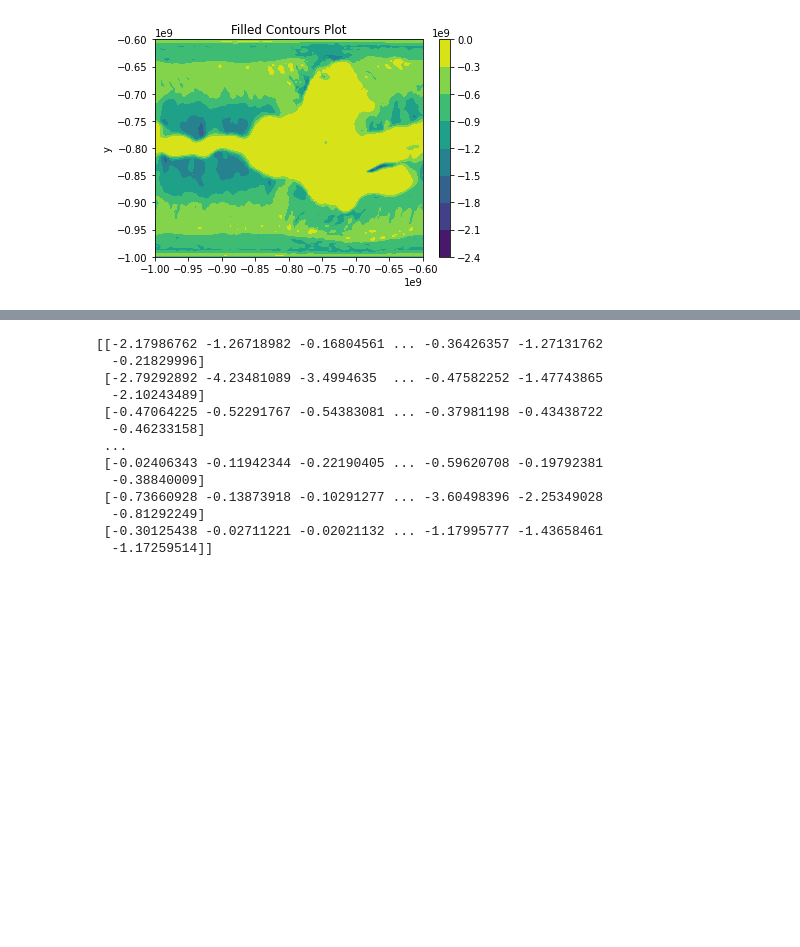
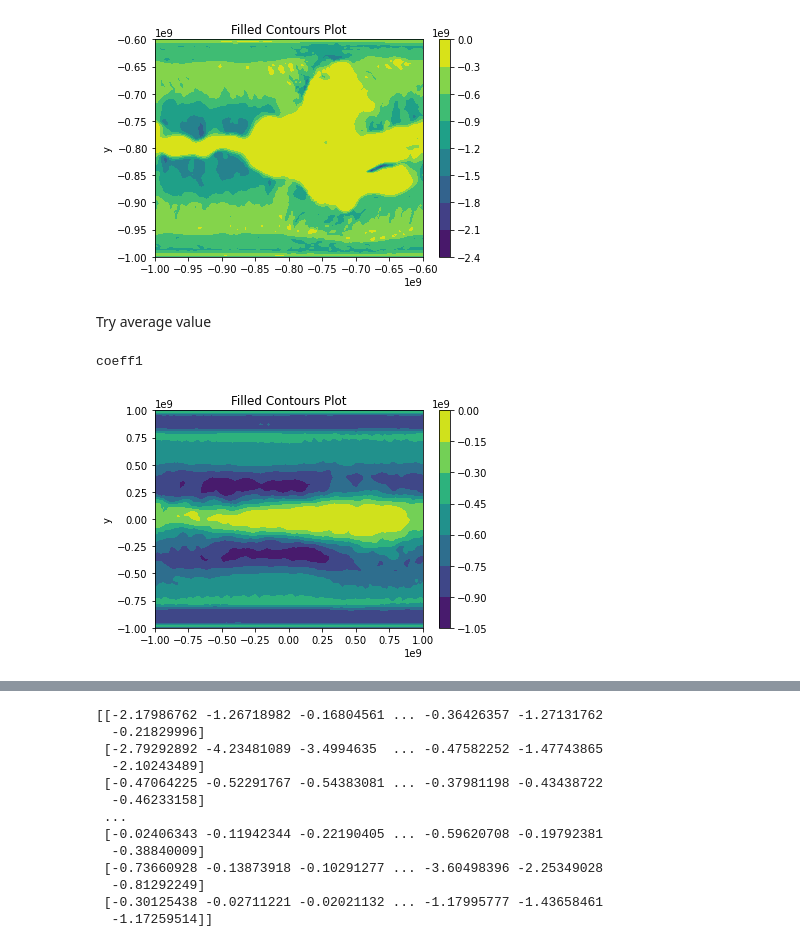
Before and after one commit to jlmaurora233/GRMHD, a Jupyter notebook: coeff_func_contour.ipynb, the cells around one changed output, grey strips where cells are left out. Drawn from its saved outputs; the diff is of its cells as text; code cells hidden in the pictures; blank space fills up the shorter version.

Commit message:
Avg plots for F1 and F2 work

```diff
--- a/coeff_func_contour.ipynb
+++ b/coeff_func_contour.ipynb
@@ -271,3 +298,28 @@ ax.set_ylabel('y')
 plt.show()
 # %% [output]
 [figure]
+# %% [markdown]
+Try average value
+# %%
+print(dumps_ma[str(i0)].cache['avgcoeff1'])
+# %% [output]
+coeff1
+# %%
+# first grid of (288, 128, 128)
+N = 128
+x = np.linspace(-1e9, 1e9, N)
+y = np.linspace(-1e9, 1e9, N)
+
+X, Y = np.meshgrid(x, y)
+# the [0] is used to retreive the first (128, 128) grid in the calculated coeff1 matrix
+z1 = dumps_ma[str(i0)].cache['avgcoeff1'][0]
+
+fig,ax=plt.subplots(1,1)
+cp = ax.contourf(X, Y, z1)
+fig.colorbar(cp) # Add a colorbar to a plot
+ax.set_title('Filled Contours Plot')
+#ax.set_xlabel('x (cm)')
+ax.set_ylabel('y')
+plt.show()
+# %% [output]
+[figure, added]
```
Also changed, not shown: parts of 20 cells of this notebook.
